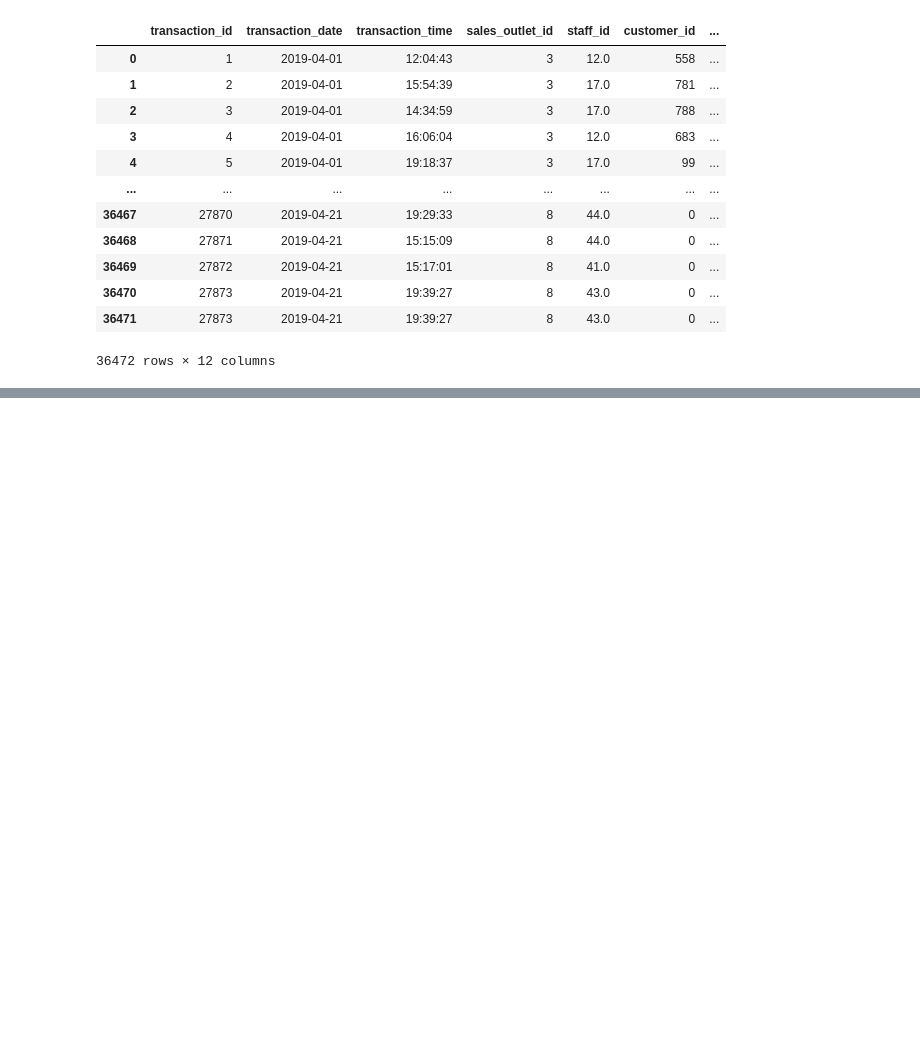
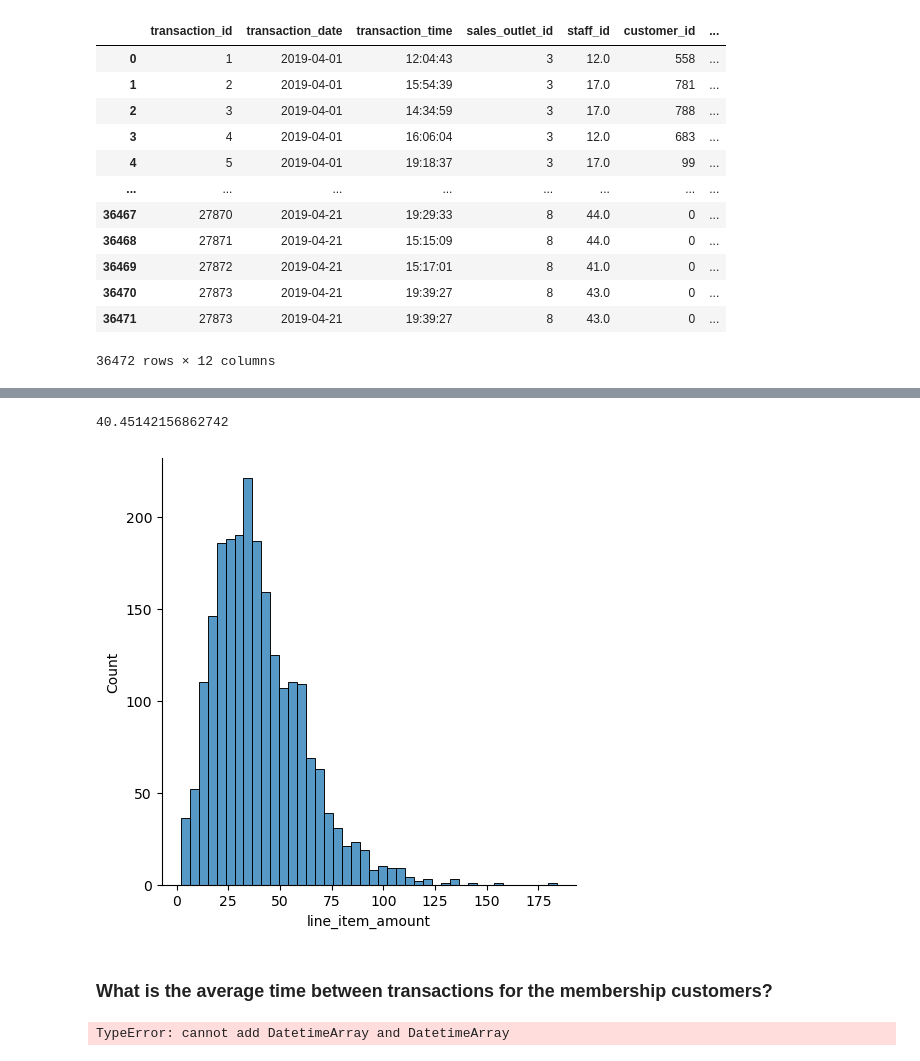
Before and after one commit to coffee-shop-analysis/coffee_project, a Jupyter notebook: explore_j.ipynb, the cells around one changed output, grey strips where cells are left out. Cells and saved outputs as stored; diff of their text form; code cells hidden in the pictures; blank space fills up the shorter version.

```diff
--- a/explore_j.ipynb
+++ b/explore_j.ipynb
@@ -366,0 +369,2 @@ train
+# %%
+membership_customers = train[train.customer_id != 0]
@@ -366,0 +387,4 @@ train
+# %%
+grouped_membership_customers = membership_customers.groupby(membership_customers.customer_id).sum()
+# %%
+grouped_membership_customers = grouped_membership_customers.drop(columns=['sales_outlet_id', 'staff_id', 'product_id', 'unit_price', 'is_promo', 'transaction_id'])
@@ -366,0 +408,11 @@ train
+# %%
+grouped_membership_customers.line_item_amount.mean()
+# %% [output]
+40.45142156862742
+# %%
+sns.displot(grouped_membership_customers[grouped_membership_customers.line_item_amount < 200], x='line_item_amount')
+plt.show()
+# %% [output]
+[figure, added]
+# %% [markdown]
+### What is the average time between transactions for the membership customers?
@@ -366,0 +423,10 @@ train
+# %%
+
+membership_customers_visits_avg['transaction_datetime'] = pd.to_datetime(membership_customers_visits_avg['transaction_date'] + membership_customers_visits_avg['transaction_time'])
+
+membership_customers_visits_avg.sort_values(by=['customer_id', 'transaction_datetime'], inplace=True)
+
+# Calculate the time difference in hours between consecutive transactions for each customer
+membership_customers_visits_avg['hours_between'] = membership_customers_visits_avg.groupby('customer_id')['transaction_datetime'].diff().dt.total_seconds() / 3600
+# %% [output]
+TypeError: cannot add DatetimeArray and DatetimeArray
```
Also changed, not shown: parts of 6 cells of this notebook.
